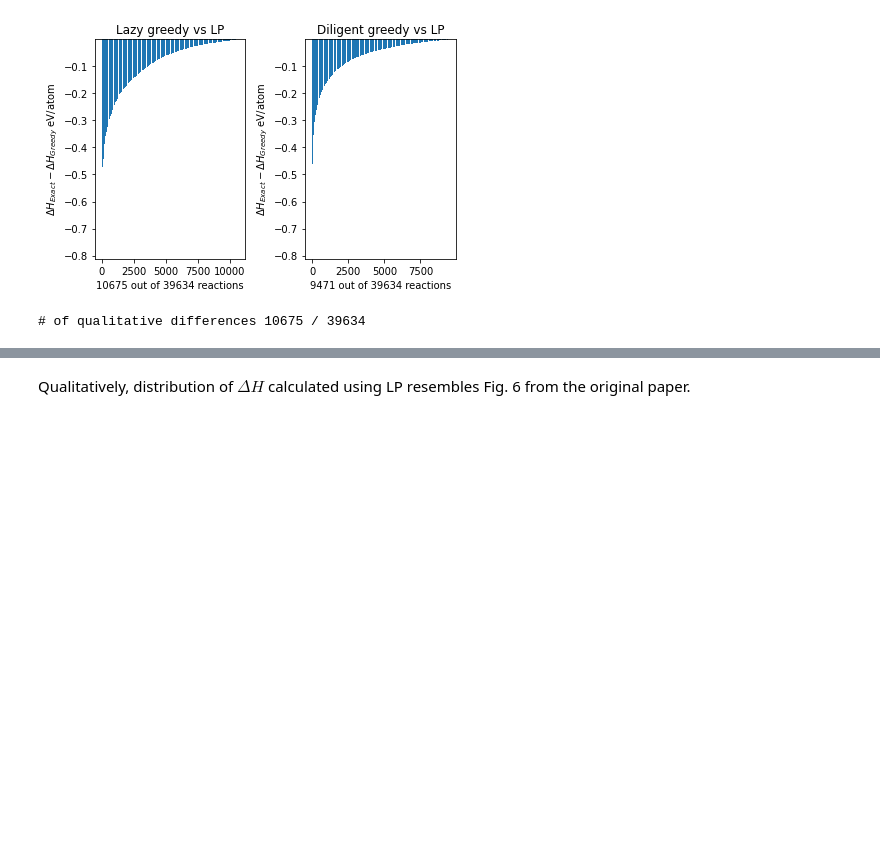
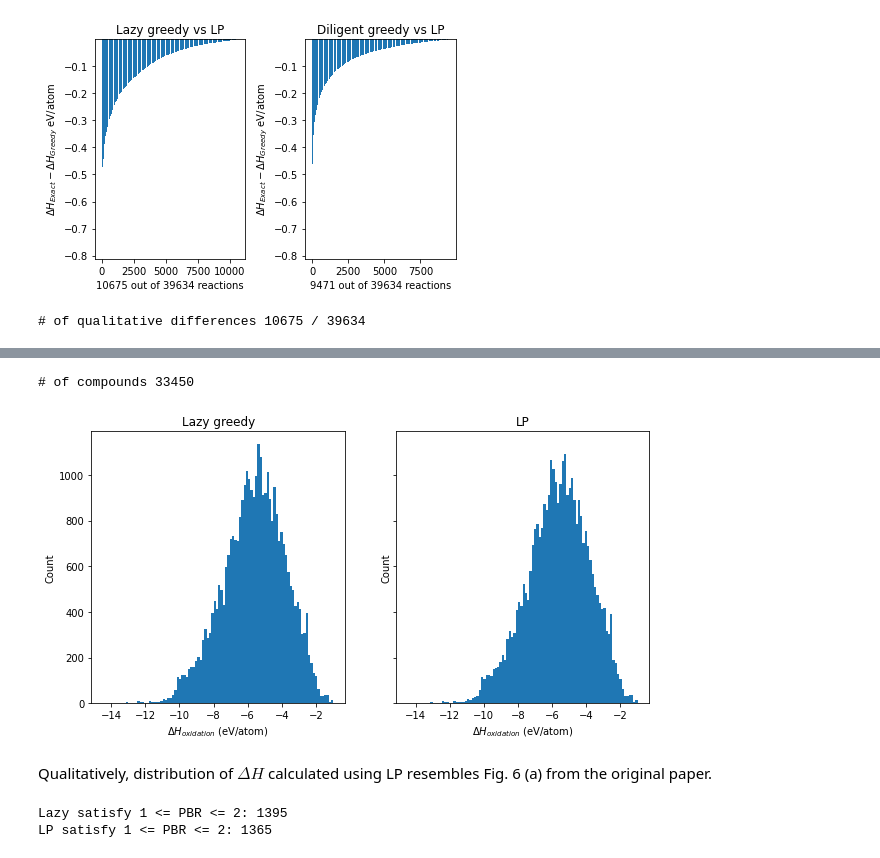
Before and after one commit to qai222/whygreedy, a Jupyter notebook: part2.ipynb, the cells around one changed output, grey strips where cells are left out. Saved outputs shown, nothing was run; the diff lists cells and outputs as text; code cells hidden in the pictures; blank space fills up the shorter version.

```diff
--- a/part2.ipynb
+++ b/part2.ipynb
@@ -531,2 +549,68 @@ fig.savefig("data/float/dh_distribution_ox.eps")
+# %%
+# how about Fig. 6 (c)?
+halogens = {"F", "Cl", "Br"}  # no I
+records_mpox_no_halogens = [r for r in records_mpox if not set(r["original"].elements).intersection(halogens)]
+fig = plot_dh_distributions(records_mpox_no_halogens)
+
+print("# of compounds", len(records_mpox_no_halogens))  # 33470 from the original paper...
+# %% [output]
+# of compounds 33450
+[figure, added]
 # %% [markdown]
-Qualitatively, distribution of $\Delta H$ calculated using LP resembles Fig. 6 from the original paper.
+Qualitatively, distribution of $\Delta H$ calculated using LP resembles Fig. 6 (a) from the original paper.
+# %%
+# what about Pilling−Bedworth ratio?
+
+# look up table for volume and cell
+mpid_to_mvol = dict()
+for d in json_load("data/mp.json.gz"):
+    mpid = d["task_id"]
+    v = d["volume"]
+    formula = d["unit_cell_formula"]
+    nsites = d["nsites"]
+    mpid_to_mvol[mpid] = v / nsites
+
+# function to determine if it 1. decomposes and 2. PBR in [1, 2]
+# we added a `top2` argument to reproduce what seems to be the implementation by the original paper (see below)
+def is_passivation(original: Compound, oxides: list[Compound], sol:list[float], dh: float, top2=False):
+    assert len(oxides) > 0
+    if dh >= 0:
+        return False
+    v_original = mpid_to_mvol[original.mpid]
+    # for i, x in enumerate(sol):
+    #     v_oxi = mpid_to_mvol[oxides[i].mpid]
+    #     pbr = v_oxi / v_original
+    #     if x > 1e-5:
+    #         v_oxides += v_oxi * x
+    # return 1 <= pbr <= 2
+
+    oxi_list = []
+    for i, x in enumerate(sol):
+        v_oxi = mpid_to_mvol[oxides[i].mpid]
+        if x > 1e-5:
+            pbr = v_oxi / v_original
+            oxi_list.append((i, x, pbr))
+    oxi_list = sorted(oxi_list, key=lambda x:x[1], reverse=True)
+    if top2:
+        oxi_list = oxi_list[:2]
+    return all( 1 <= ratio <= 2 for _, _, ratio in oxi_list)
+
+passivation_by_lazy = []
+passivation_by_exact = []
+for r in records_mpox_no_halogens:
+    original, oxides, dh_old, dh_exact, sol_old, sol_exact = [r[k] for k in ["original", "oxides", "dh_old", "dh_exact", "sol_old", "sol_exact"]]
+    if is_passivation(original, oxides, sol_old, dh_old, top2=True):
+        passivation_by_lazy.append(r)
+    if is_passivation(original, oxides, sol_exact, dh_exact, top2=True):
+        passivation_by_exact.append(r)
+#
+# It was found that of the ∼33 000
+# materials tested with results shown in Figure 6c, 1438
+# degraded to form a set of oxides that all fall into the PBR
+# range, indicating self-passivation
+
+print("Lazy satisfy 1 <= PBR <= 2: {}".format(len(passivation_by_lazy)))
+print("LP satisfy 1 <= PBR <= 2: {}".format(len(passivation_by_exact)))
+# %% [output]
+Lazy satisfy 1 <= PBR <= 2: 1395
+LP satisfy 1 <= PBR <= 2: 1365
```
Also changed, not shown: parts of 11 cells of this notebook, 11 other files.
